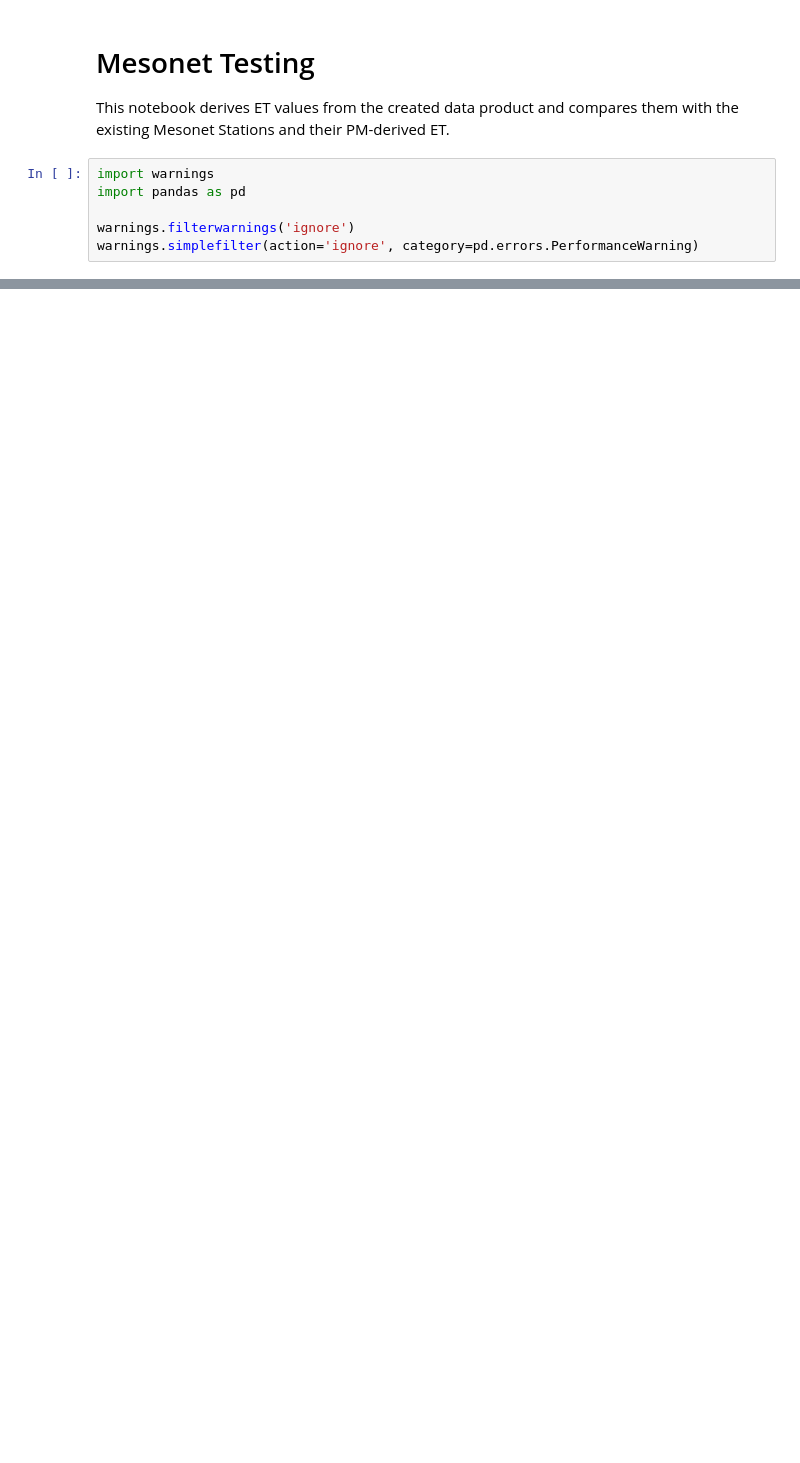
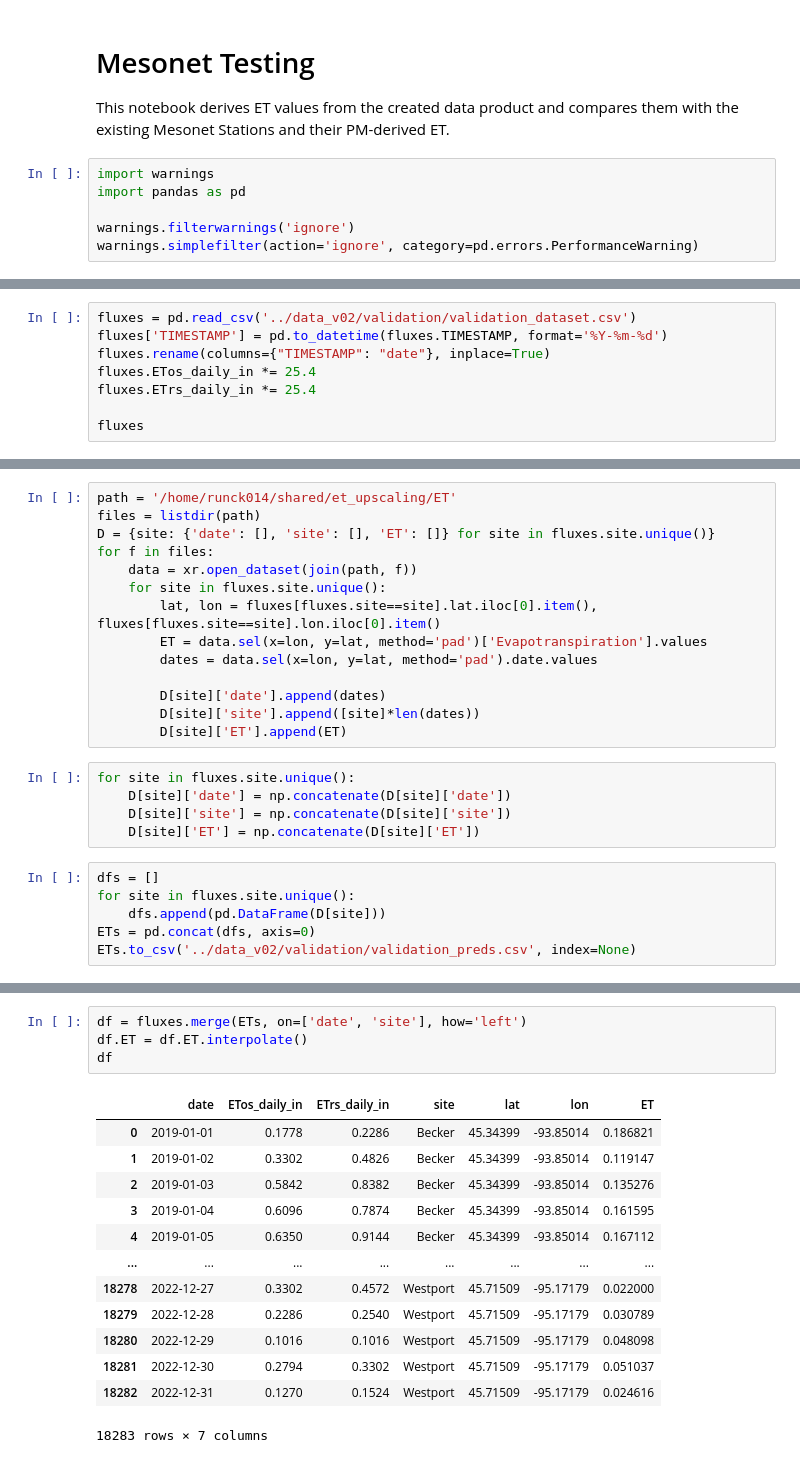
Before and after one commit to RTGS-Lab/Paper-Rozanov-et-al-ML-ET, a Jupyter notebook: notebooks/2. Model_Mesonet_Testing.ipynb, the cells around one changed output, grey strips where cells are left out. Drawn from its saved outputs; the diff is of its cells as text; blank space fills up the shorter version.

Commit message:
data product post-processing

```diff
--- a/notebooks/2. Model_Mesonet_Testing.ipynb
+++ b/notebooks/2. Model_Mesonet_Testing.ipynb
@@ -75,0 +31,8 @@ fluxes
+# %%
+fluxes = pd.read_csv('../data_v02/validation/validation_dataset.csv')
+fluxes['TIMESTAMP'] = pd.to_datetime(fluxes.TIMESTAMP, format='%Y-%m-%d')
+fluxes.rename(columns={"TIMESTAMP": "date"}, inplace=True)
+fluxes.ETos_daily_in *= 25.4
+fluxes.ETrs_daily_in *= 25.4
+
+fluxes
@@ -77,0 +55,25 @@ fluxes
+# %%
+path = '/home/runck014/shared/et_upscaling/ET'
+files = listdir(path)
+D = {site: {'date': [], 'site': [], 'ET': []} for site in fluxes.site.unique()}
+for f in files:
+    data = xr.open_dataset(join(path, f))
+    for site in fluxes.site.unique():
+        lat, lon = fluxes[fluxes.site==site].lat.iloc[0].item(), fluxes[fluxes.site==site].lon.iloc[0].item()
+        ET = data.sel(x=lon, y=lat, method='pad')['Evapotranspiration'].values
+        dates = data.sel(x=lon, y=lat, method='pad').date.values
+
+        D[site]['date'].append(dates)
+        D[site]['site'].append([site]*len(dates))
+        D[site]['ET'].append(ET)
+# %%
+for site in fluxes.site.unique():
+    D[site]['date'] = np.concatenate(D[site]['date'])
+    D[site]['site'] = np.concatenate(D[site]['site'])
+    D[site]['ET'] = np.concatenate(D[site]['ET'])
+# %%
+dfs = []
+for site in fluxes.site.unique():
+    dfs.append(pd.DataFrame(D[site]))
+ETs = pd.concat(dfs, axis=0)
+ETs.to_csv('../data_v02/validation/validation_preds.csv', index=None)
@@ -77,0 +100,18 @@ fluxes
+# %%
+df = fluxes.merge(ETs, on=['date', 'site'], how='left')
+df.ET = df.ET.interpolate()
+df
+# %% [output]
+|  | date | ETos_daily_in | ETrs_daily_in | site | lat | lon | ET |
+| 0 | 2019-01-01 | 0.1778 | 0.2286 | Becker | 45.34399 | -93.85014 | 0.186821 |
+| 1 | 2019-01-02 | 0.3302 | 0.4826 | Becker | 45.34399 | -93.85014 | 0.119147 |
+| 2 | 2019-01-03 | 0.5842 | 0.8382 | Becker | 45.34399 | -93.85014 | 0.135276 |
+| 3 | 2019-01-04 | 0.6096 | 0.7874 | Becker | 45.34399 | -93.85014 | 0.161595 |
+| 4 | 2019-01-05 | 0.6350 | 0.9144 | Becker | 45.34399 | -93.85014 | 0.167112 |
+| ... | ... | ... | ... | ... | ... | ... | ... |
+| 18278 | 2022-12-27 | 0.3302 | 0.4572 | Westport | 45.71509 | -95.17179 | 0.022000 |
+| 18279 | 2022-12-28 | 0.2286 | 0.2540 | Westport | 45.71509 | -95.17179 | 0.030789 |
+| 18280 | 2022-12-29 | 0.1016 | 0.1016 | Westport | 45.71509 | -95.17179 | 0.048098 |
+| 18281 | 2022-12-30 | 0.2794 | 0.3302 | Westport | 45.71509 | -95.17179 | 0.051037 |
+| 18282 | 2022-12-31 | 0.1270 | 0.1524 | Westport | 45.71509 | -95.17179 | 0.024616 |
+18283 rows × 7 columns
```
Also changed, not shown: parts of 12 cells of this notebook, 17 other files.
